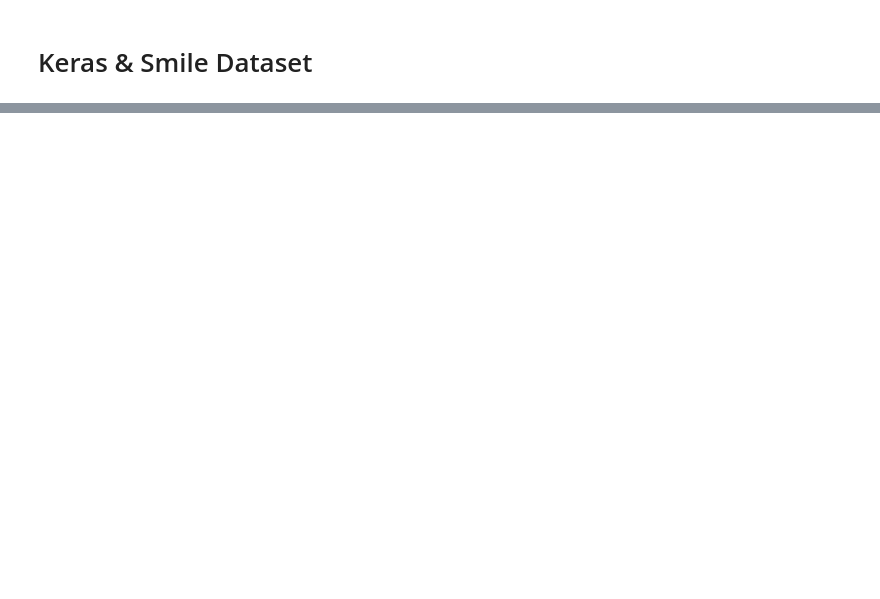
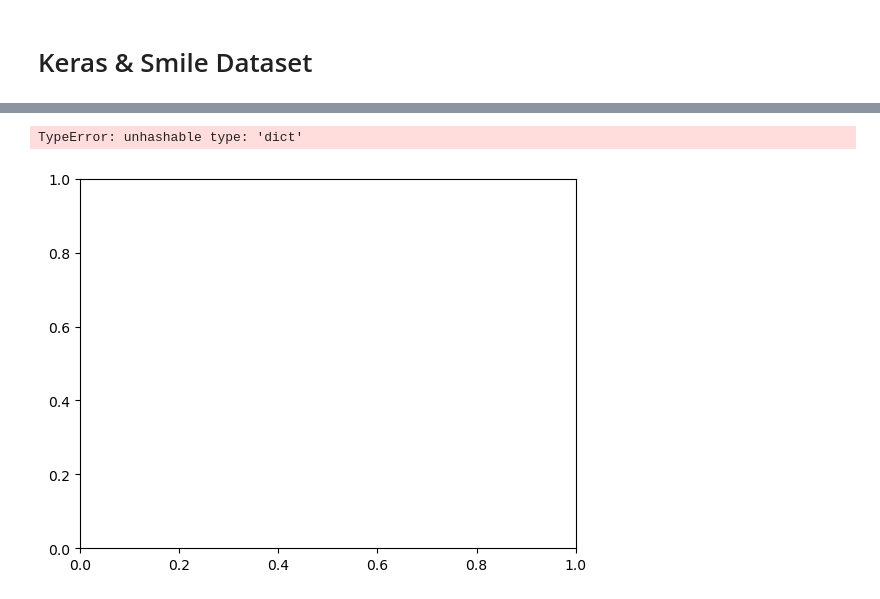
Before and after one commit to DuplexCard/F20DL-Natalia-G4, a Jupyter notebook: lab10.ipynb, the cells around one changed output, grey strips where cells are left out. Cells and saved outputs as stored; diff of their text form; code cells hidden in the pictures; blank space fills up the shorter version.

```diff
--- a/lab10.ipynb
+++ b/lab10.ipynb
@@ -65,3 +112,8 @@ model.compile(loss="binary_crossentropy",
               metrics=["accuracy"])
 # %%
 history = model.fit(X_train, y_train, epochs=100, verbose=0,)
+# %%
+pd.DataFrame(history.history).plot()
+# %% [output]
+TypeError: unhashable type: 'dict'
+[figure, added]
```
Also changed, not shown: parts of 4 cells of this notebook.
